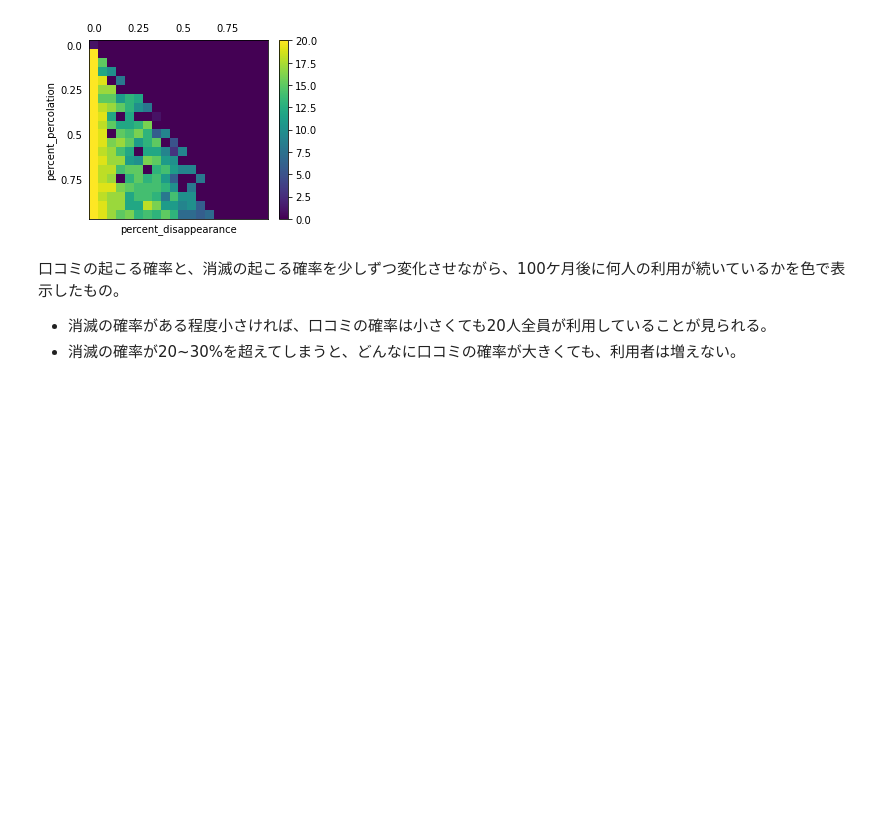
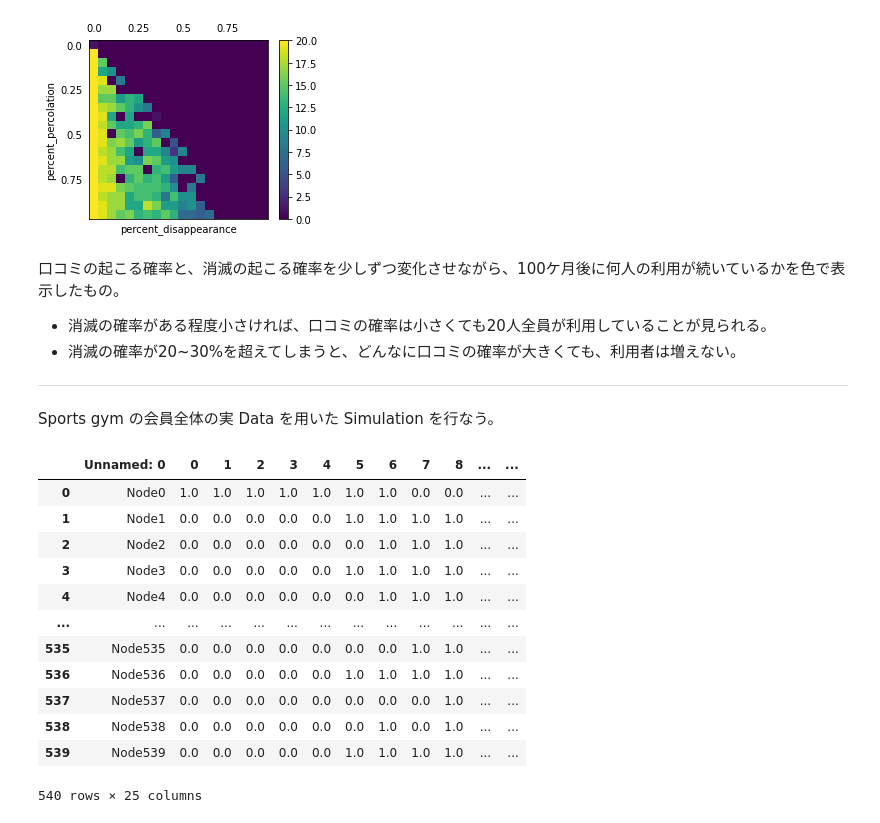
Before and after one commit to 1024xx4/data_analysis_100_knock, a Jupyter notebook: numerical_simulation.ipynb, the cells around one changed output. Saved outputs shown, nothing was run; the diff lists cells and outputs as text; code cells hidden in the pictures; blank space fills up the shorter version.

Commit message:
Practice Knock77: 実 Data を読み込んでみよう

```diff
--- a/numerical_simulation.ipynb
+++ b/numerical_simulation.ipynb
@@ -262,3 +262,23 @@ plt.show()
 口コミの起こる確率と、消滅の起こる確率を少しずつ変化させながら、100ケ月後に何人の利用が続いているかを色で表示したもの。
 - 消滅の確率がある程度小さければ、口コミの確率は小さくても20人全員が利用していることが見られる。
 - 消滅の確率が20~30%を超えてしまうと、どんなに口コミの確率が大きくても、利用者は増えない。
+
+---
+Sports gym の会員全体の実 Data を用いた Simulation を行なう。
+# %%
+df_mem_links = pd.read_csv('sample_code/chapter_8/links_members.csv')
+df_mem_info = pd.read_csv('sample_code/chapter_8/info_members.csv')
+# %% [output]
+|  | Unnamed: 0 | 0 | 1 | 2 | 3 | 4 | 5 | 6 | 7 | 8 | ... | ... |
+| 0 | Node0 | 1.0 | 1.0 | 1.0 | 1.0 | 1.0 | 1.0 | 1.0 | 0.0 | 0.0 | ... | ... |
+| 1 | Node1 | 0.0 | 0.0 | 0.0 | 0.0 | 0.0 | 1.0 | 1.0 | 1.0 | 1.0 | ... | ... |
+| 2 | Node2 | 0.0 | 0.0 | 0.0 | 0.0 | 0.0 | 0.0 | 1.0 | 1.0 | 1.0 | ... | ... |
+| 3 | Node3 | 0.0 | 0.0 | 0.0 | 0.0 | 0.0 | 1.0 | 1.0 | 1.0 | 1.0 | ... | ... |
+| 4 | Node4 | 0.0 | 0.0 | 0.0 | 0.0 | 0.0 | 0.0 | 1.0 | 1.0 | 1.0 | ... | ... |
+| ... | ... | ... | ... | ... | ... | ... | ... | ... | ... | ... | ... | ... |
+| 535 | Node535 | 0.0 | 0.0 | 0.0 | 0.0 | 0.0 | 0.0 | 0.0 | 1.0 | 1.0 | ... | ... |
+| 536 | Node536 | 0.0 | 0.0 | 0.0 | 0.0 | 0.0 | 1.0 | 1.0 | 1.0 | 1.0 | ... | ... |
+| 537 | Node537 | 0.0 | 0.0 | 0.0 | 0.0 | 0.0 | 0.0 | 0.0 | 0.0 | 1.0 | ... | ... |
+| 538 | Node538 | 0.0 | 0.0 | 0.0 | 0.0 | 0.0 | 0.0 | 1.0 | 0.0 | 1.0 | ... | ... |
+| 539 | Node539 | 0.0 | 0.0 | 0.0 | 0.0 | 0.0 | 1.0 | 1.0 | 1.0 | 1.0 | ... | ... |
+540 rows × 25 columns
```
Also changed, not shown: parts of 2 cells of this notebook.
